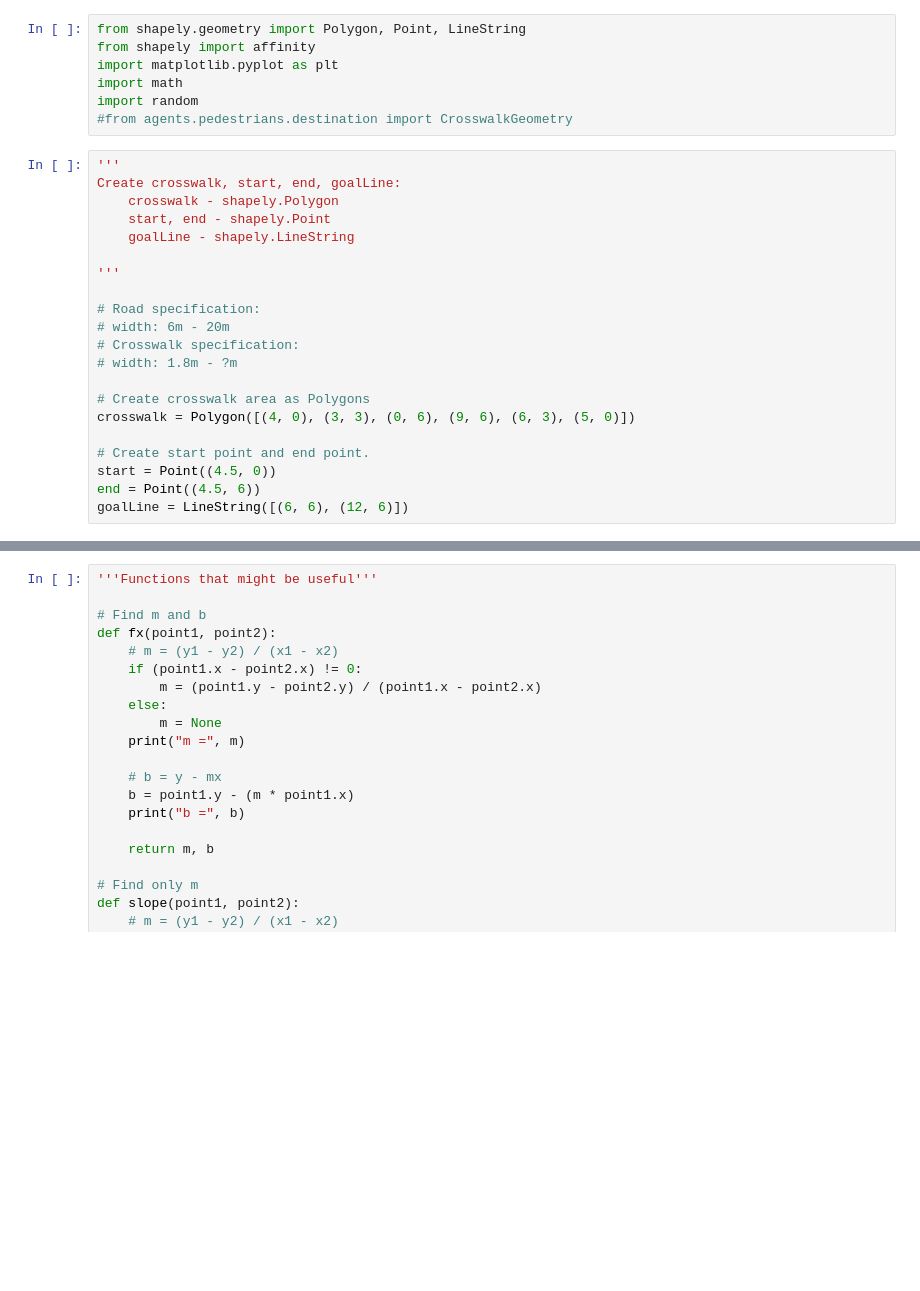
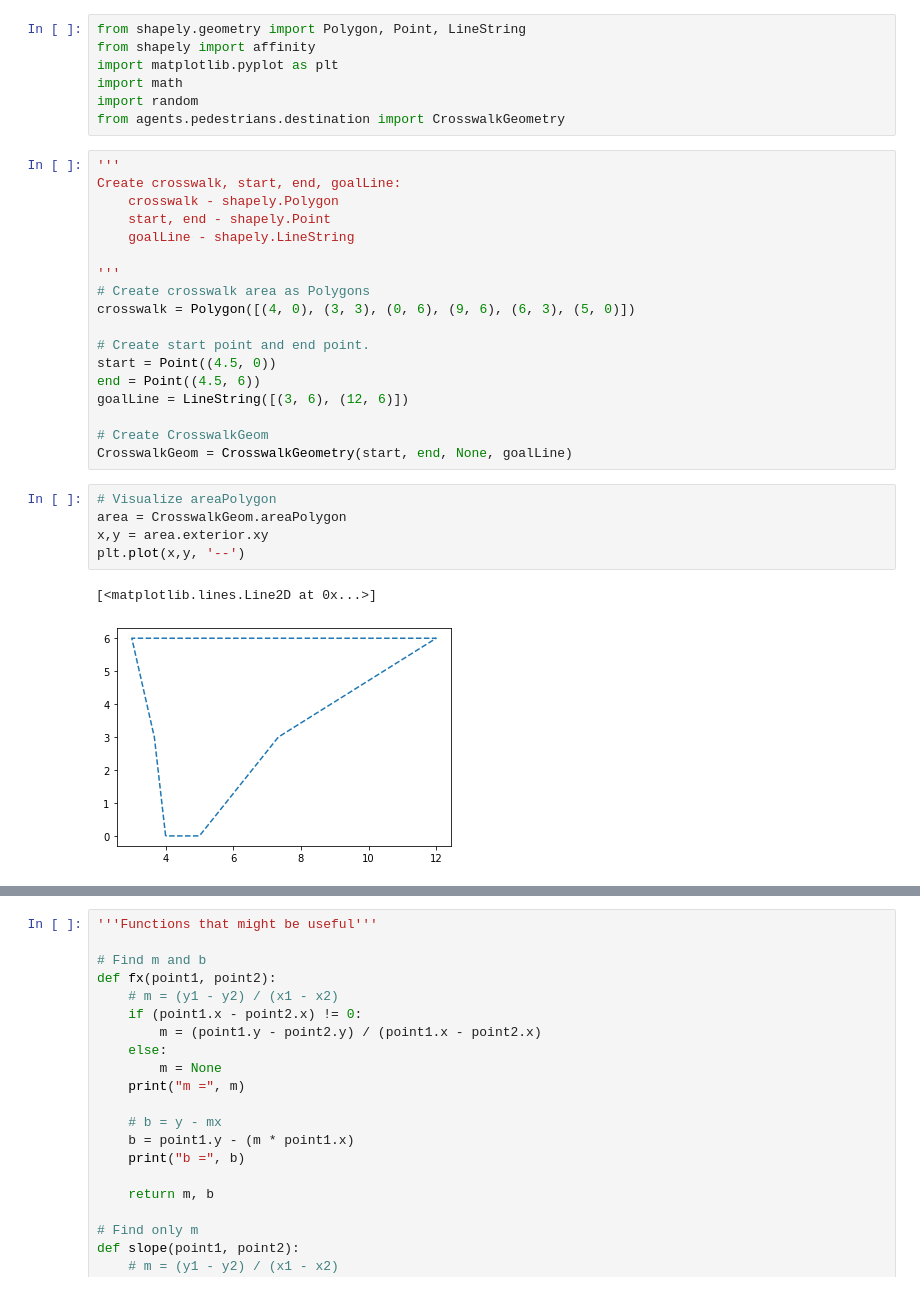
Before and after one commit to adhocmaster/carla-jaywalker-experiments, a Jupyter notebook: notebooks/Crosswalk-area/crosswalk-area.ipynb, the cells around one changed output, grey strips where cells are left out. Cells and saved outputs as stored; diff of their text form; blank space fills up the shorter version.

```diff
--- a/notebooks/Crosswalk-area/crosswalk-area.ipynb
+++ b/notebooks/Crosswalk-area/crosswalk-area.ipynb
@@ -10,7 +10,7 @@ from shapely import affinity
 import matplotlib.pyplot as plt
 import math
 import random
-#from agents.pedestrians.destination import CrosswalkGeometry
+from agents.pedestrians.destination import CrosswalkGeometry
 # %%
 '''
 Create crosswalk, start, end, goalLine:
@@ -19,16 +19,21 @@ Create crosswalk, start, end, goalLine:
     goalLine - shapely.LineString
 
 '''
-
-# Road specification:
-# width: 6m - 20m
-# Crosswalk specification:
-# width: 1.8m - ?m
-
 # Create crosswalk area as Polygons
 crosswalk = Polygon([(4, 0), (3, 3), (0, 6), (9, 6), (6, 3), (5, 0)])
 
 # Create start point and end point.
 start = Point((4.5, 0))
 end = Point((4.5, 6))
-goalLine = LineString([(6, 6), (12, 6)])
+goalLine = LineString([(3, 6), (12, 6)])
+
+# Create CrosswalkGeom
+CrosswalkGeom = CrosswalkGeometry(start, end, None, goalLine)
+# %%
+# Visualize areaPolygon
+area = CrosswalkGeom.areaPolygon
+x,y = area.exterior.xy
+plt.plot(x,y, '--')
+# %% [output]
+[<matplotlib.lines.Line2D at 0x...>]
+[figure, added]
```
Also changed, not shown: parts of 2 cells of this notebook, 2 other files.
